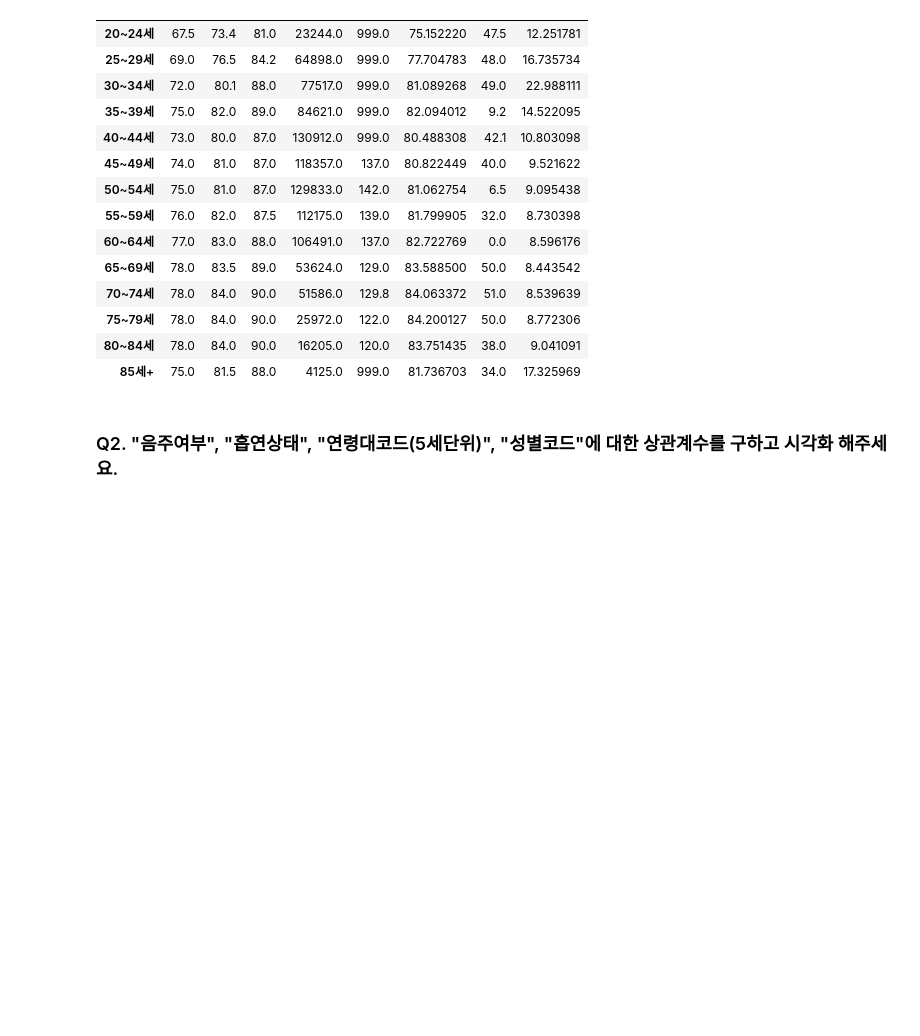
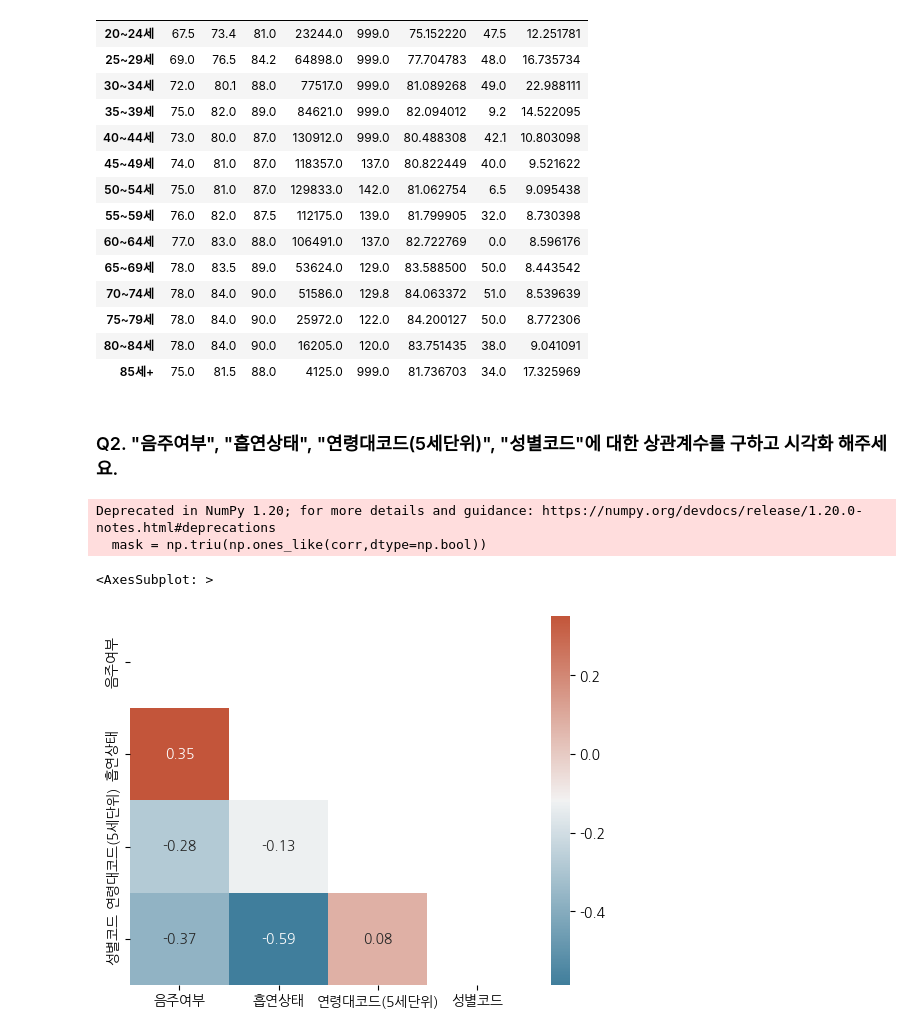
Before and after one commit to seongbeom-kr/boost_data_science, a Jupyter notebook: week3.ipynb, the cells around one changed output. Drawn from its saved outputs; the diff is of its cells as text; code cells hidden in the pictures; blank space fills up the shorter version.

```diff
--- a/week3.ipynb
+++ b/week3.ipynb
@@ -83,3 +83,21 @@ df1.pivot_table(index='연령대',values='허리둘레',
 | 85세+ | 75.0 | 81.5 | 88.0 | 4125.0 | 999.0 | 81.736703 | 34.0 | 17.325969 |
 # %% [markdown]
 ### Q2. "음주여부", "흡연상태", "연령대코드(5세단위)", "성별코드"에 대한 상관계수를 구하고 시각화 해주세요.
+# %%
+corr = df[['음주여부','흡연상태','연령대코드(5세단위)','성별코드']].corr()
+#상관계수 결과 값 corr로 저장
+
+mask = np.triu(np.ones_like(corr,dtype=np.bool))
+#np.triu() : 위쪽 삼각형을 반환
+
+cmap = sns.diverging_palette(230, 20, as_cmap=True)
+# 색상 설정
+
+sns.heatmap(corr,annot=True,fmt=".2f",mask=mask, cmap = cmap)
+#히트맵 생성
+# mask 인수를 이용하여 마스크
+# %% [output]
+Deprecated in NumPy 1.20; for more details and guidance: https://numpy.org/devdocs/release/1.20.0-notes.html#deprecations
+  mask = np.triu(np.ones_like(corr,dtype=np.bool))
+<AxesSubplot: >
+[figure, added]
```
Also changed, not shown: parts of 17 cells of this notebook.
